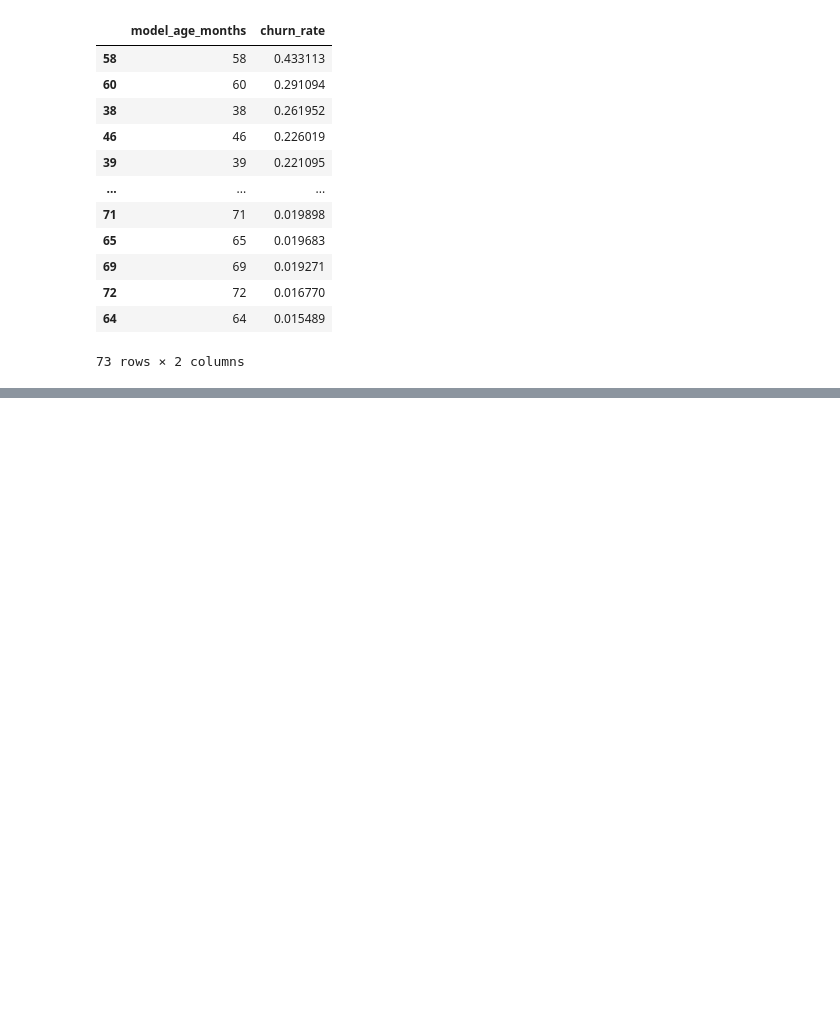
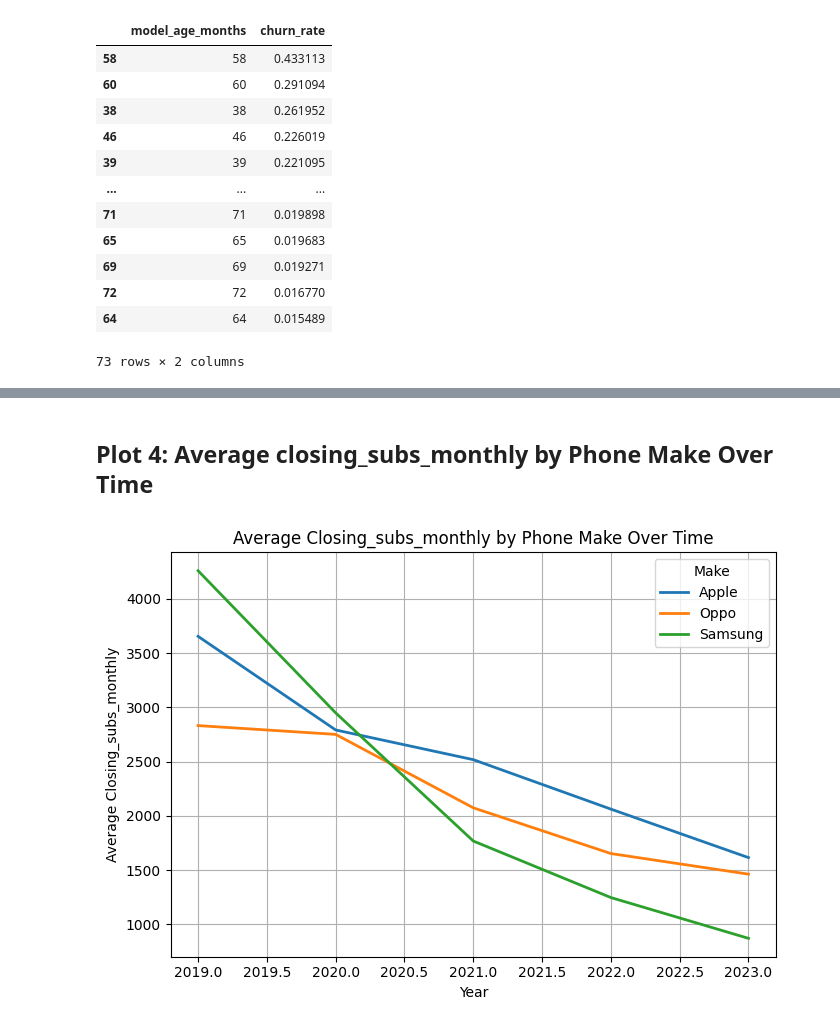
Before and after one commit to ChinSekYi/demand-forcasting-for-phone-devices, a Jupyter notebook: data_insights.ipynb, the cells around one changed output, grey strips where cells are left out. Saved outputs shown, nothing was run; the diff lists cells and outputs as text; code cells hidden in the pictures; blank space fills up the shorter version.

```diff
--- a/data_insights.ipynb
+++ b/data_insights.ipynb
@@ -244,0 +267,26 @@ agg_df
+# %% [markdown]
+## Plot 4: Average closing_subs_monthly by Phone Make Over Time
+# %%
+agg_df = df.groupby(['year', 'make'], as_index=False)['closing_subs_monthly'].mean()
+
+# Initialize the plot
+plt.figure(figsize=(7, 5))
+
+# Group by 'make' and plot each group's average closing_subs_monthly
+for make, group in agg_df.groupby('make'):
+    plt.plot(group['year'], group['closing_subs_monthly'], label=make, linewidth=2)
+
+# Add labels, title, and legend
+plt.xlabel('Year')
+plt.ylabel('Average Closing_subs_monthly')
+plt.title('Average Closing_subs_monthly by Phone Make Over Time')
+plt.legend(title='Make')
+
+# Improve aesthetics
+plt.grid(True)
+plt.tight_layout()
+
+# Show the plot
+plt.show()
+# %% [output]
+[figure, added]
```
Also changed, not shown: parts of 21 cells of this notebook, 6 other files.
